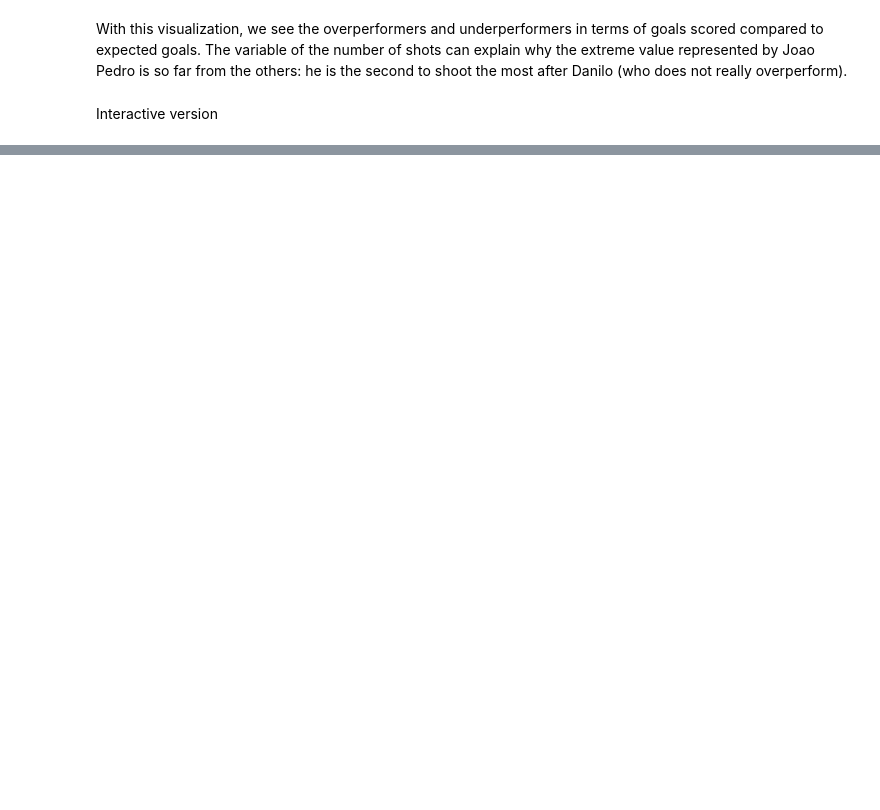
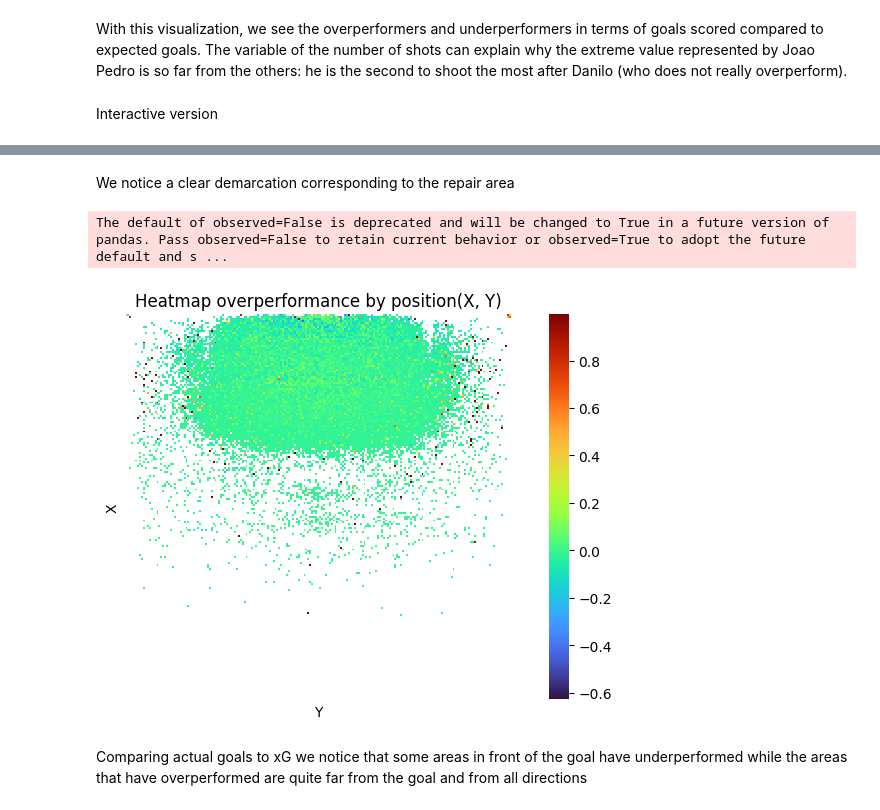
Before and after one commit to Plestan/Football-shots-analysis, a Jupyter notebook: analysis.ipynb, the cells around one changed output, grey strips where cells are left out. Drawn from its saved outputs; the diff is of its cells as text; code cells hidden in the pictures; blank space fills up the shorter version.

```diff
--- a/analysis.ipynb
+++ b/analysis.ipynb
@@ -318,0 +422,46 @@ fig.show()
+# %% [markdown]
+We notice a clear demarcation corresponding to the repair area
+# %%
+import pandas as pd
+import numpy as np
+import seaborn as sns
+import matplotlib.pyplot as plt
+
+# On découpe le terrain en une grille 2D (ex: 50x50)
+x_bins = np.linspace(0, 1, 200)
+y_bins = np.linspace(0, 1, 200)
+
+# Binning des coordonnées de tir
+shots['x_bin'] = pd.cut(shots['X'], bins=x_bins)
+shots['y_bin'] = pd.cut(shots['Y'], bins=y_bins)
+
+zone_stats = shots.groupby(['x_bin', 'y_bin']).agg(
+    xG_mean=('xG Understat', 'mean'),
+    goals_rate=('result', 'mean'),
+    count=('result', 'count')  # nombre de tirs par zone
+)
+zone_stats['delta'] = zone_stats['goals_rate'] - zone_stats['xG_mean']
+
+# Pivot table pour affichage
+heatmap = zone_stats.reset_index().pivot(index='x_bin', columns='y_bin', values='delta')
+
+plt.figure(figsize=(10, 5))
+ax = sns.heatmap(
+    heatmap,
+    cmap='turbo',
+    square=True,
+    cbar=True
+)
+
+ax.invert_yaxis()
+ax.set_xticks([])
+ax.set_yticks([])
+ax.set_xlabel('Y')
+ax.set_ylabel('X')
+plt.title("Heatmap overperformance by position(X, Y)")
+plt.show()
+# %% [output]
+The default of observed=False is deprecated and will be changed to True in a future version of pandas. Pass observed=False to retain current behavior or observed=True to adopt the future default and s ...
+[figure, added]
+# %% [markdown]
+Comparing actual goals to xG we notice that some areas in front of the goal have underperformed while the areas that have overperformed are quite far from the goal and from all directions
```
Also changed, not shown: parts of 8 cells of this notebook.
